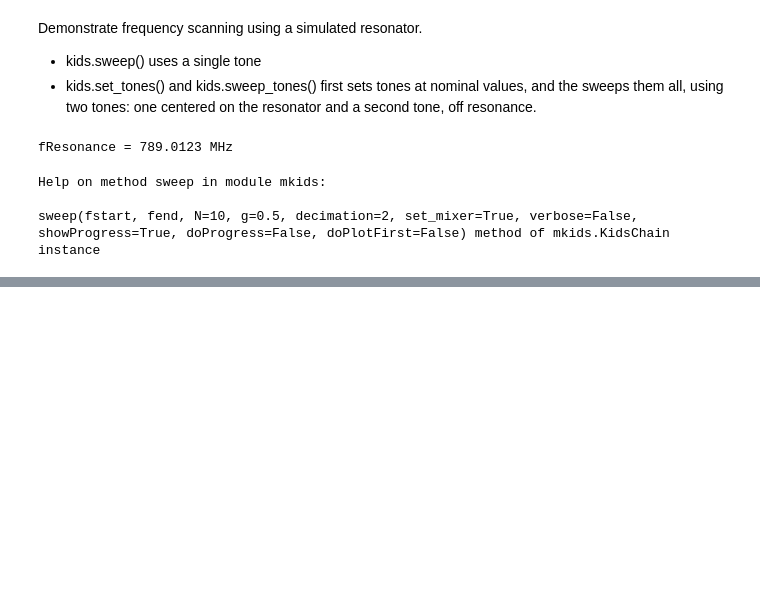
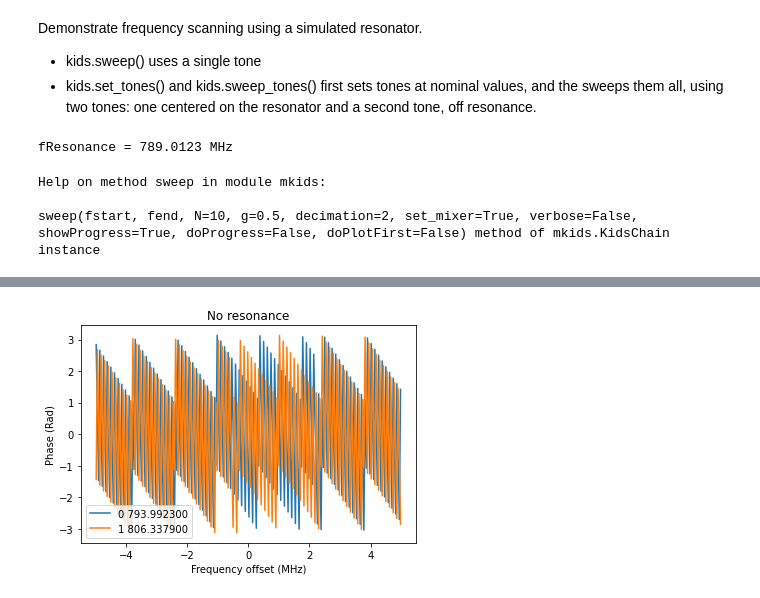
Before and after one commit to openquantumhardware/qick-tools, a Jupyter notebook: mkids_v2/demos/demo_05_multiscan.ipynb, the cells around one changed output, grey strips where cells are left out. Cells and saved outputs as stored; diff of their text form; code cells hidden in the pictures; blank space fills up the shorter version.

```diff
--- a/mkids_v2/demos/demo_05_multiscan.ipynb
+++ b/mkids_v2/demos/demo_05_multiscan.ipynb
@@ -105,0 +120,9 @@ plt.legend()
+# %%
+for iTone,qFreq in enumerate(kids.qFreqs):
+    plt.plot(offsets, np.angle(xs3[:,iTone]), label="%d %f"%(iTone,qFreq))
+plt.xlabel("Frequency offset (MHz)")
+plt.ylabel("Phase (Rad)")
+plt.legend()
+_ = plt.title("No resonance")
+# %% [output]
+[figure, added]
```
Also changed, not shown: parts of 16 cells of this notebook, 1 other file.
